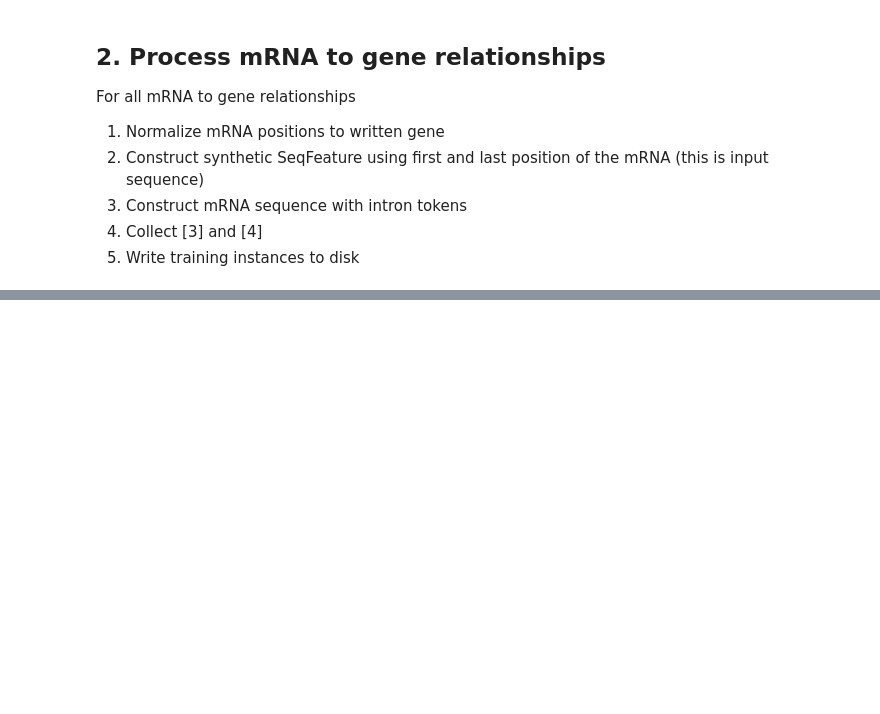
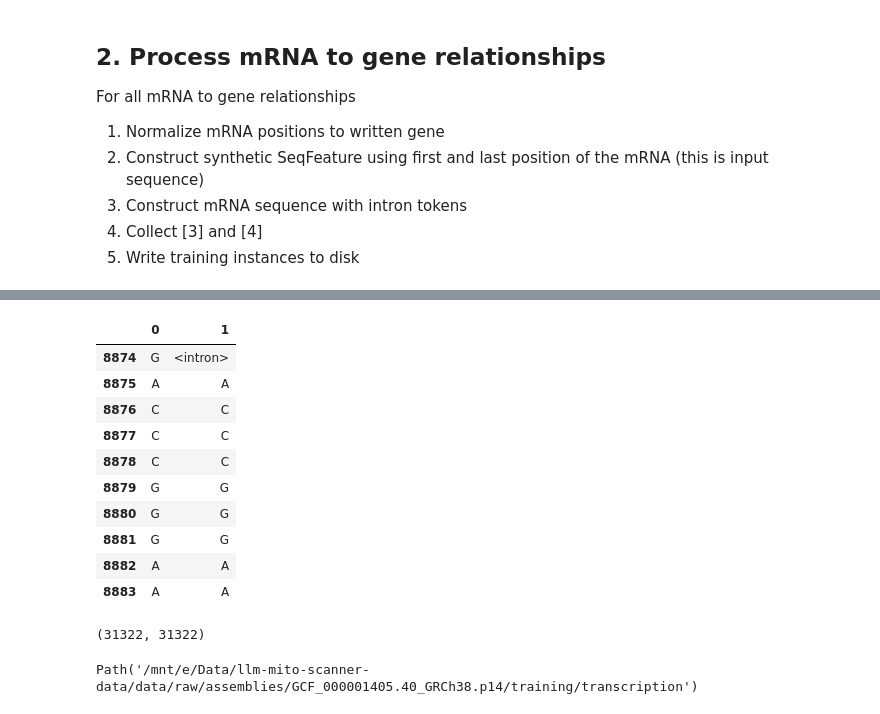
Before and after one commit to DataAndDeadlifts/main, a Jupyter notebook: nbs/01 data.transcription.ipynb, the cells around one changed output, grey strips where cells are left out. Saved outputs shown, nothing was run; the diff lists cells and outputs as text; code cells hidden in the pictures; blank space fills up the shorter version.

Commit message:
Fixed issues making transcription training data

```diff
--- a/nbs/01 data.transcription.ipynb
+++ b/nbs/01 data.transcription.ipynb
@@ -494,0 +592,16 @@ def write_input_and_target_sequences():
+# %%
+#| hide
+span = 8774
+example_target_and_input_sequence.iloc[100 + span: 110 + span]
+# %% [output]
+|  | 0 | 1 |
+| 8874 | G | <intron> |
+| 8875 | A | A |
+| 8876 | C | C |
+| 8877 | C | C |
+| 8878 | C | C |
+| 8879 | G | G |
+| 8880 | G | G |
+| 8881 | G | G |
+| 8882 | A | A |
+| 8883 | A | A |
@@ -494,0 +613,9 @@ def write_input_and_target_sequences():
+# %%
+#| hide
+len(example_target_sequences[0]), len(example_input_sequences[0])
+# %% [output]
+(31322, 31322)
+# %%
+transcription_data_path
+# %% [output]
+Path('/mnt/e/Data/llm-mito-scanner-data/data/raw/assemblies/GCF_000001405.40_GRCh38.p14/training/transcription')
```
Also changed, not shown: parts of 63 cells of this notebook, 2 other files.
